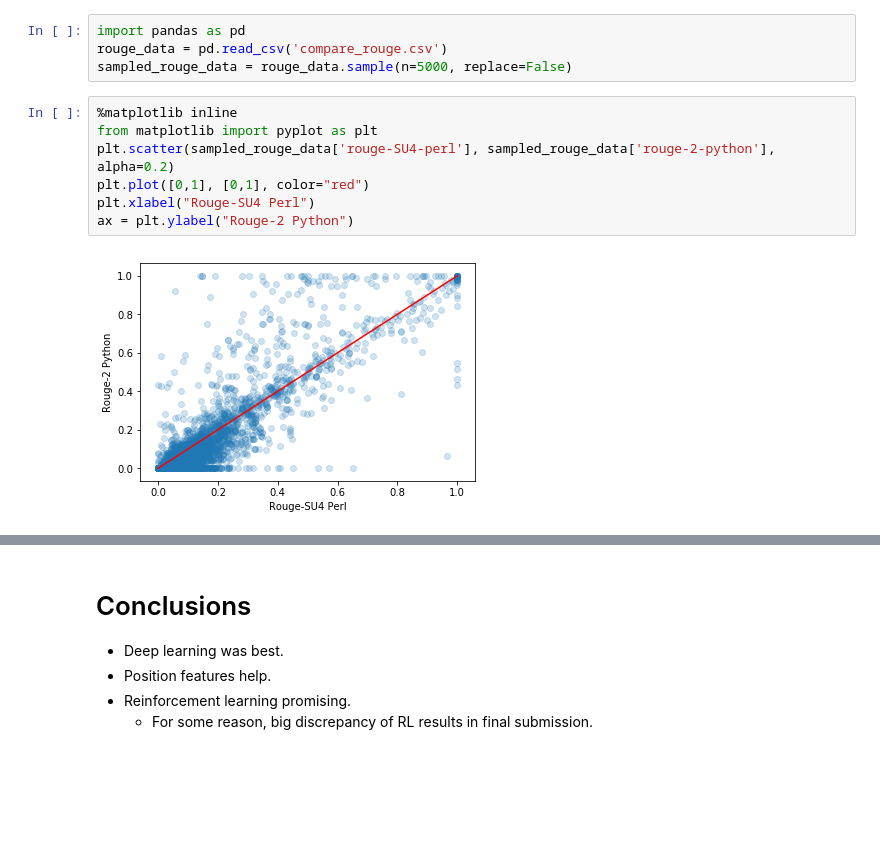
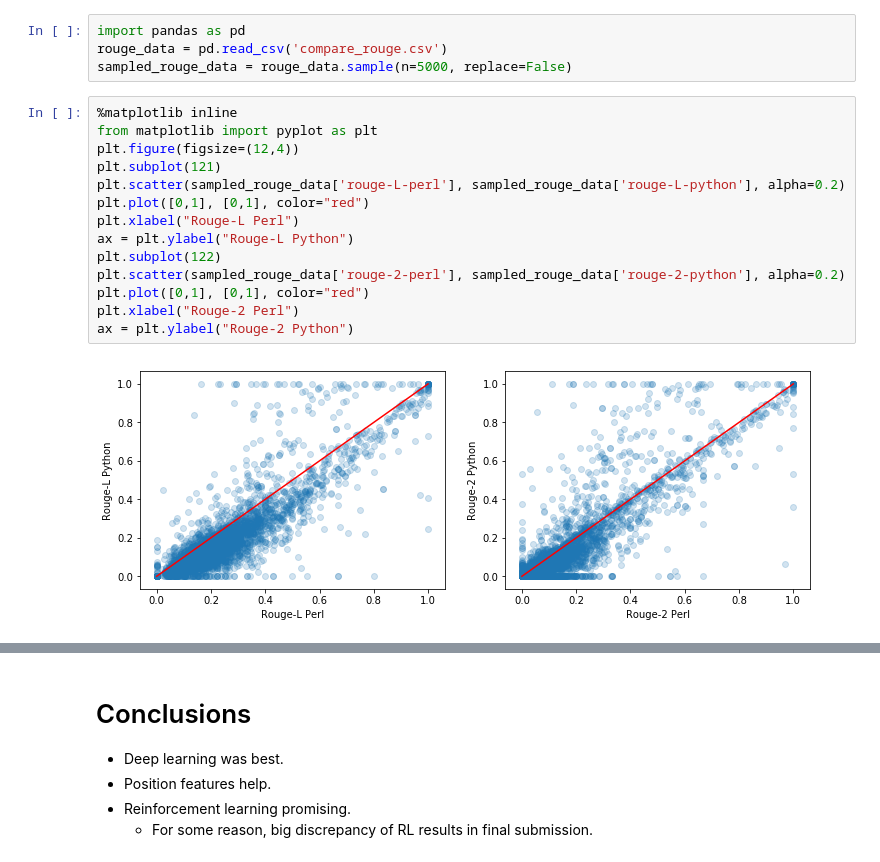
Before and after one commit to dmollaaliod/LTG2018_07, a Jupyter notebook: Slides.ipynb, the cells around one changed output, grey strips where cells are left out. Saved outputs shown, nothing was run; the diff lists cells and outputs as text; blank space fills up the shorter version.

```diff
--- a/Slides.ipynb
+++ b/Slides.ipynb
@@ -314,9 +323,16 @@ sampled_rouge_data = rouge_data.sample(n=5000, replace=False)
 # %%
 %matplotlib inline
 from matplotlib import pyplot as plt
-plt.scatter(sampled_rouge_data['rouge-SU4-perl'], sampled_rouge_data['rouge-2-python'], alpha=0.2)
+plt.figure(figsize=(12,4))
+plt.subplot(121)
+plt.scatter(sampled_rouge_data['rouge-L-perl'], sampled_rouge_data['rouge-L-python'], alpha=0.2)
 plt.plot([0,1], [0,1], color="red")
-plt.xlabel("Rouge-SU4 Perl")
+plt.xlabel("Rouge-L Perl")
+ax = plt.ylabel("Rouge-L Python")
+plt.subplot(122)
+plt.scatter(sampled_rouge_data['rouge-2-perl'], sampled_rouge_data['rouge-2-python'], alpha=0.2)
+plt.plot([0,1], [0,1], color="red")
+plt.xlabel("Rouge-2 Perl")
 ax = plt.ylabel("Rouge-2 Python")
 # %% [output]
-[figure, old version]
+[figure, new version]
```
Also changed, not shown: parts of 14 cells of this notebook, 2 other files.
